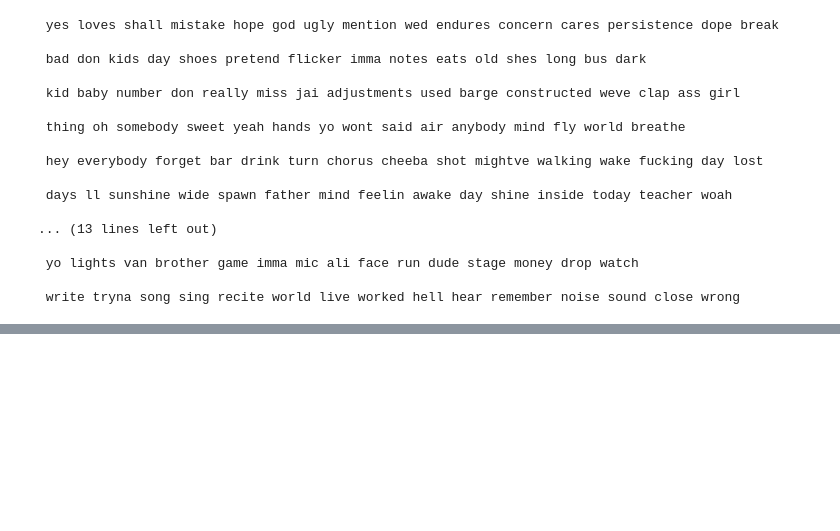
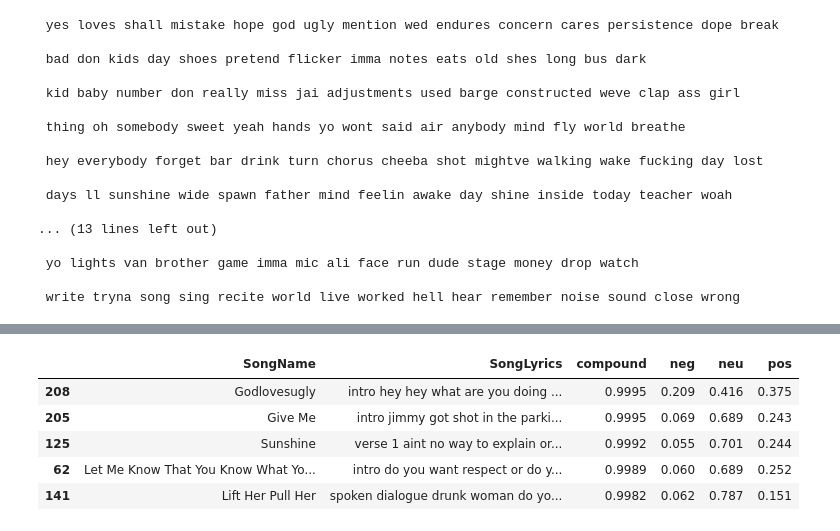
Before and after one commit to jlewis-ds/LyricScraping, a Jupyter notebook: Atmosphere - Analysis.ipynb, the cells around one changed output, grey strips where cells are left out. Cells and saved outputs as stored; diff of their text form; code cells hidden in the pictures; blank space fills up the shorter version.

```diff
--- a/Atmosphere - Analysis.ipynb
+++ b/Atmosphere - Analysis.ipynb
@@ -223,0 +335,10 @@ for i in np.arange(0,15,1):
+# %%
+#Find the top 5 sentiments based on the compound scores
+resultsdf.sort_values(by='compound', ascending=False).head(5)
+# %% [output]
+|  | SongName | SongLyrics | compound | neg | neu | pos |
+| 208 | Godlovesugly | intro hey hey what are you doing ... | 0.9995 | 0.209 | 0.416 | 0.375 |
+| 205 | Give Me | intro jimmy got shot in the parki... | 0.9995 | 0.069 | 0.689 | 0.243 |
+| 125 | Sunshine | verse 1 aint no way to explain or... | 0.9992 | 0.055 | 0.701 | 0.244 |
+| 62 | Let Me Know That You Know What Yo... | intro do you want respect or do y... | 0.9989 | 0.060 | 0.689 | 0.252 |
+| 141 | Lift Her Pull Her | spoken dialogue drunk woman do yo... | 0.9982 | 0.062 | 0.787 | 0.151 |
```
Also changed, not shown: parts of 11 cells of this notebook.
